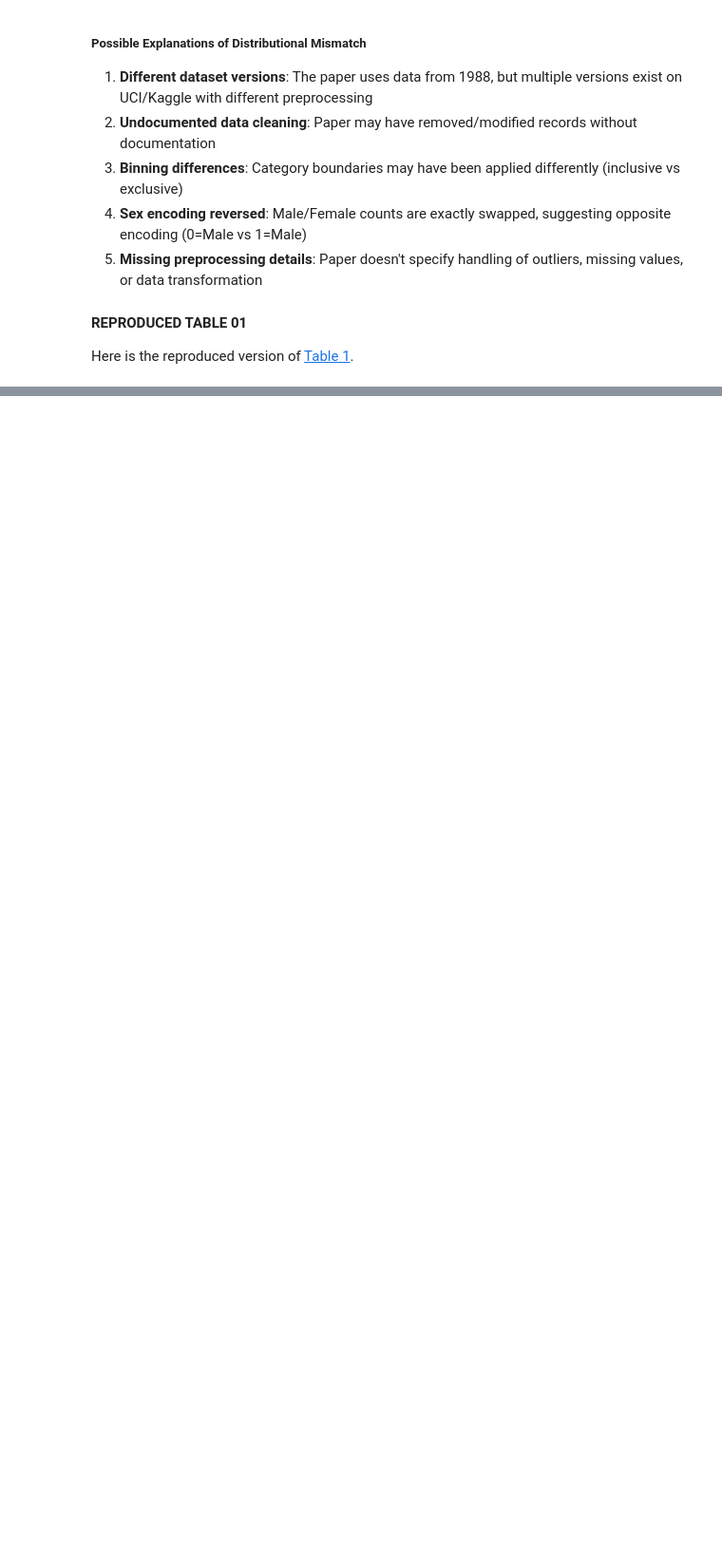
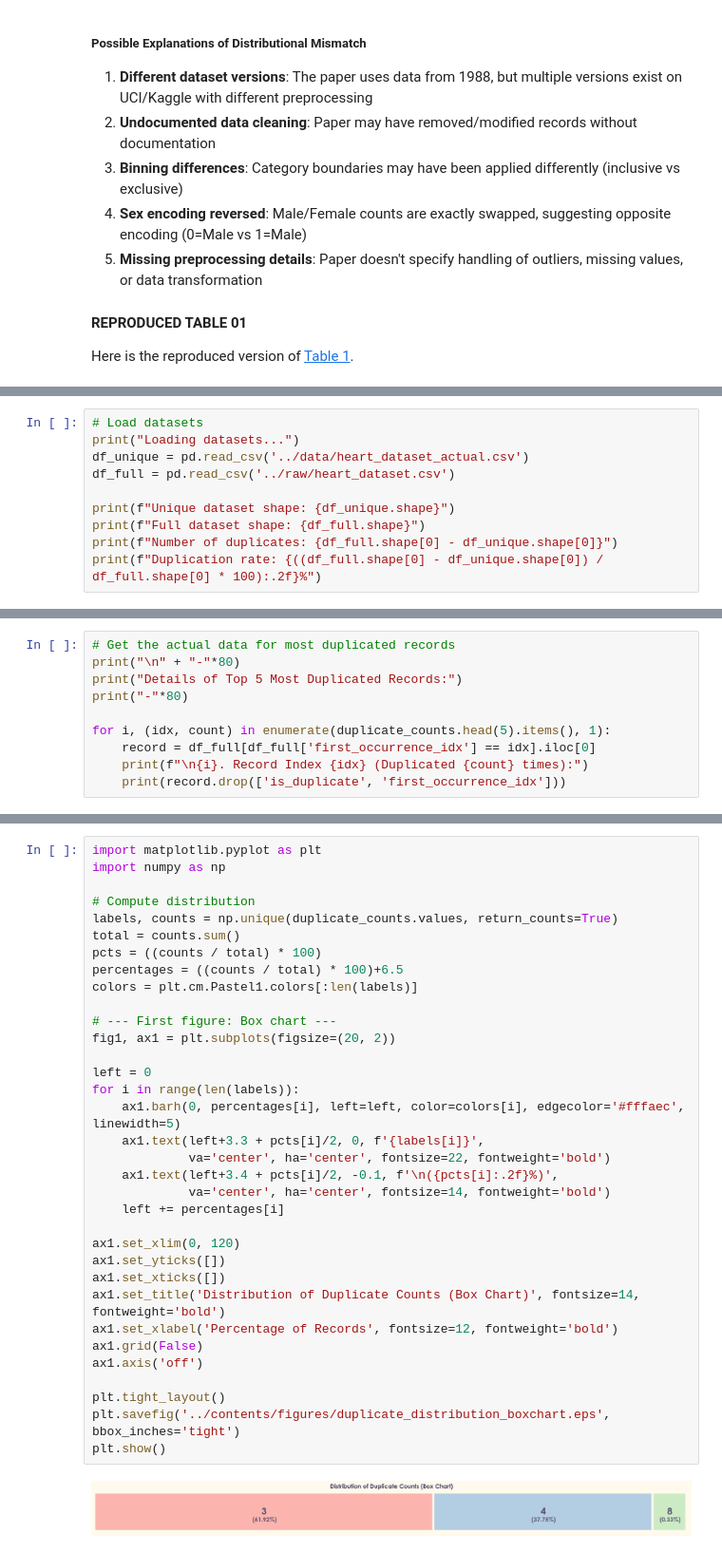
Before and after one commit to Mubashir42884/Research-Methodology-and-Statistics, a Jupyter notebook: notebooks/01_data_explore.ipynb, the cells around one changed output, grey strips where cells are left out. Shown at 95% size. Saved outputs shown, nothing was run; the diff lists cells and outputs as text; blank space fills up the shorter version.

```diff
--- a/notebooks/01_data_explore.ipynb
+++ b/notebooks/01_data_explore.ipynb
@@ -470,0 +510,10 @@ Here is the reproduced version of <a href="../contents/tables/table1_reproduced.
+# %%
+# Load datasets
+print("Loading datasets...")
+df_unique = pd.read_csv('../data/heart_dataset_actual.csv')
+df_full = pd.read_csv('../raw/heart_dataset.csv')
+
+print(f"Unique dataset shape: {df_unique.shape}")
+print(f"Full dataset shape: {df_full.shape}")
+print(f"Number of duplicates: {df_full.shape[0] - df_unique.shape[0]}")
+print(f"Duplication rate: {((df_full.shape[0] - df_unique.shape[0]) / df_full.shape[0] * 100):.2f}%")
@@ -470,0 +711,10 @@ Here is the reproduced version of <a href="../contents/tables/table1_reproduced.
+# %%
+# Get the actual data for most duplicated records
+print("\n" + "-"*80)
+print("Details of Top 5 Most Duplicated Records:")
+print("-"*80)
+
+for i, (idx, count) in enumerate(duplicate_counts.head(5).items(), 1):
+    record = df_full[df_full['first_occurrence_idx'] == idx].iloc[0]
+    print(f"\n{i}. Record Index {idx} (Duplicated {count} times):")
+    print(record.drop(['is_duplicate', 'first_occurrence_idx']))
@@ -470,0 +739,36 @@ Here is the reproduced version of <a href="../contents/tables/table1_reproduced.
+# %%
+import matplotlib.pyplot as plt
+import numpy as np
+
+# Compute distribution
+labels, counts = np.unique(duplicate_counts.values, return_counts=True)
+total = counts.sum()
+pcts = ((counts / total) * 100)
+percentages = ((counts / total) * 100)+6.5
+colors = plt.cm.Pastel1.colors[:len(labels)]
+
+# --- First figure: Box chart ---
+fig1, ax1 = plt.subplots(figsize=(20, 2))
+
+left = 0
+for i in range(len(labels)):
+    ax1.barh(0, percentages[i], left=left, color=colors[i], edgecolor='#fffaec', linewidth=5)
+    ax1.text(left+3.3 + pcts[i]/2, 0, f'{labels[i]}',
+             va='center', ha='center', fontsize=22, fontweight='bold')
+    ax1.text(left+3.4 + pcts[i]/2, -0.1, f'\n({pcts[i]:.2f}%)',
+             va='center', ha='center', fontsize=14, fontweight='bold')
+    left += percentages[i]
+
+ax1.set_xlim(0, 120)
+ax1.set_yticks([])
+ax1.set_xticks([])
+ax1.set_title('Distribution of Duplicate Counts (Box Chart)', fontsize=14, fontweight='bold')
+ax1.set_xlabel('Percentage of Records', fontsize=12, fontweight='bold')
+ax1.grid(False)
+ax1.axis('off')
+
+plt.tight_layout()
+plt.savefig('../contents/figures/duplicate_distribution_boxchart.eps', bbox_inches='tight')
+plt.show()
+# %% [output]
+[figure, added]
```
Also changed, not shown: parts of 21 cells of this notebook, 18 other files.
